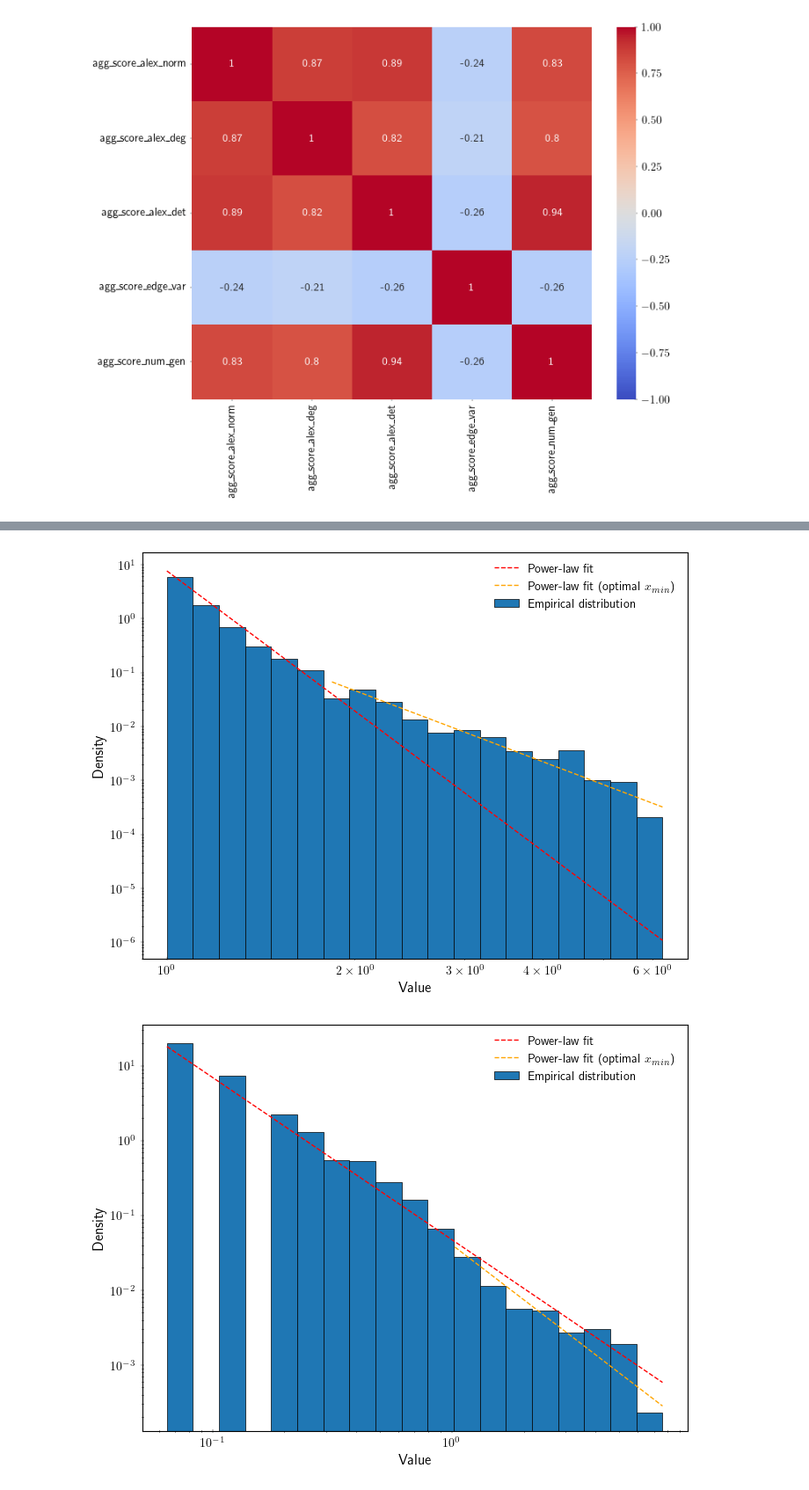
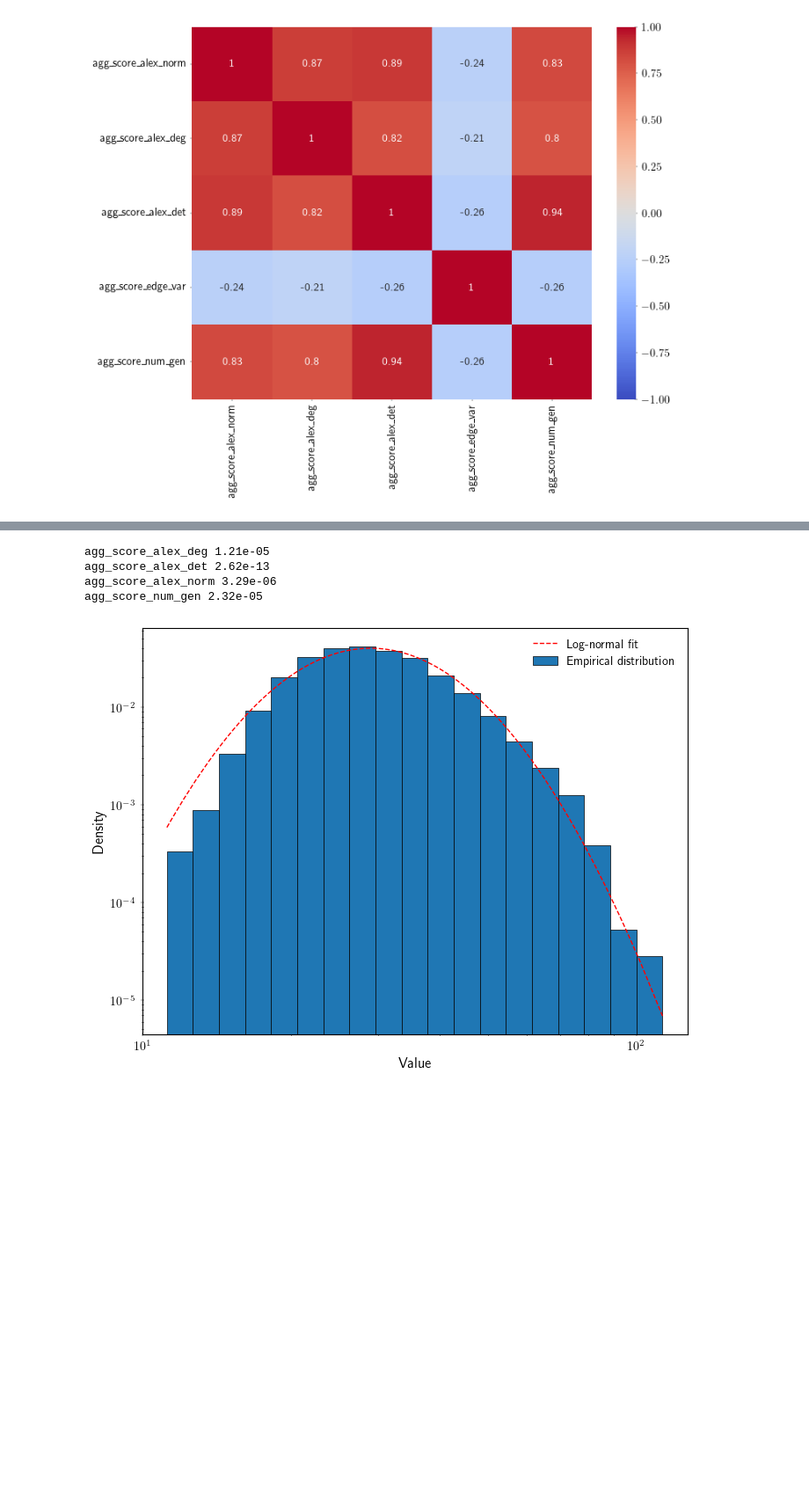
Before and after one commit to dbruwel/pachner-graph-triangulations, a Jupyter notebook: experiments/notebooks/02_analyse_mcmc.ipynb, the cells around one changed output, grey strips where cells are left out. Shown at 88% size. Cells and saved outputs as stored; diff of their text form; code cells hidden in the pictures; blank space fills up the shorter version.

Commit message:
added var log plot

```diff
--- a/experiments/notebooks/02_analyse_mcmc.ipynb
+++ b/experiments/notebooks/02_analyse_mcmc.ipynb
@@ -138,14 +138,3 @@ def test_stat_sig(tet_30_scores):
         kss.append(ks)
 
     return actual_ks, kss
-# %%
-for metric in metrics:
-    isos_df = pd.read_csv(mcmc_result_path / "isos_lists.csv")
-    tet_30_filter = isos_df.map(lambda x: x.startswith("E")).values.flatten()
-    score_df = pd.read_csv(mcmc_result_path / f"{metric}_chains.csv", index_col=0)
-    tet_30_scores = score_df.values.flatten()[tet_30_filter]
-
-    actual_ks, kss = test_stat_sig(tet_30_scores)
-    p_val = (kss >= actual_ks).mean()
-
-    print(f"{p_val:.4f}")
@@ -209,3 +196,40 @@ def generate_plot(tet_30_scores, save_name):
     # plt.axvline(reached_score, color="green", ls="--")
     plt.savefig(data_path.parent / 'thesis' / 'figures' / save_name, bbox_inches="tight")
     plt.show()
+# %%
+isos_df = pd.read_csv(mcmc_result_path / "isos_lists.csv")
+tet_30_filter = isos_df.map(lambda x: x.startswith("E")).values.flatten()
+
+achieved_direct = {
+    "agg_score_alex_deg": 152.26,
+    "agg_score_alex_det": 27.19,
+    "agg_score_alex_norm": 29.06,
+    "agg_score_num_gen": 1.94,
+}
+
+achieved_sim = {
+    "agg_score_alex_deg": 433.42,
+    "agg_score_alex_det": 13.84,
+    "agg_score_alex_norm": 152.26,
+    "agg_score_num_gen": 2.65,
+}
+
+for metric in achieved_direct:
+    score_df = pd.read_csv(mcmc_result_path / f"{metric}_chains.csv", index_col=0)
+    tet_30_scores = score_df.values.flatten()[tet_30_filter]
+    data_min, C_min, alpha_min, counts_min, bin_edges_min, x_min_min = extract_data(tet_30_scores, use_min=True)
+
+    p_gt_xmin = tet_30_scores[tet_30_scores >= x_min_min].shape[0] / tet_30_scores.shape[0]
+    p_exc = 1/get_samps_exceed(alpha_min, x_min_min, achieved_direct[metric])
+
+    p_ach = p_exc * p_gt_xmin
+
+    print(metric, f'{p_ach:.2e}')
+# %% [output]
+agg_score_alex_deg 1.21e-05
+agg_score_alex_det 2.62e-13
+agg_score_alex_norm 3.29e-06
+agg_score_num_gen 2.32e-05
+# %%
+score_df = pd.read_csv(mcmc_result_path / f"agg_score_edge_var_chains.csv", index_col=0)
+tet_30_scores = score_df.values.flatten()[tet_30_filter]
@@ -212,12 +242,11 @@ def generate_plot(tet_30_scores, save_name):
 # %%
 isos_df = pd.read_csv(mcmc_result_path / "isos_lists.csv")
 tet_30_filter = isos_df.map(lambda x: x.startswith("E")).values.flatten()
 
-for metric in metrics:
+for metric in [metrics[3]]:
     score_df = pd.read_csv(mcmc_result_path / f"{metric}_chains.csv", index_col=0)
     tet_30_scores = score_df.values.flatten()[tet_30_filter]
 
     generate_plot(tet_30_scores, f"{metric}_log_distribution.pdf")
 # %% [output]
-[figure, old version]
+[figure, new version]
-[figure, removed]
```
Also changed, not shown: parts of 7 cells of this notebook, 1 other file.
